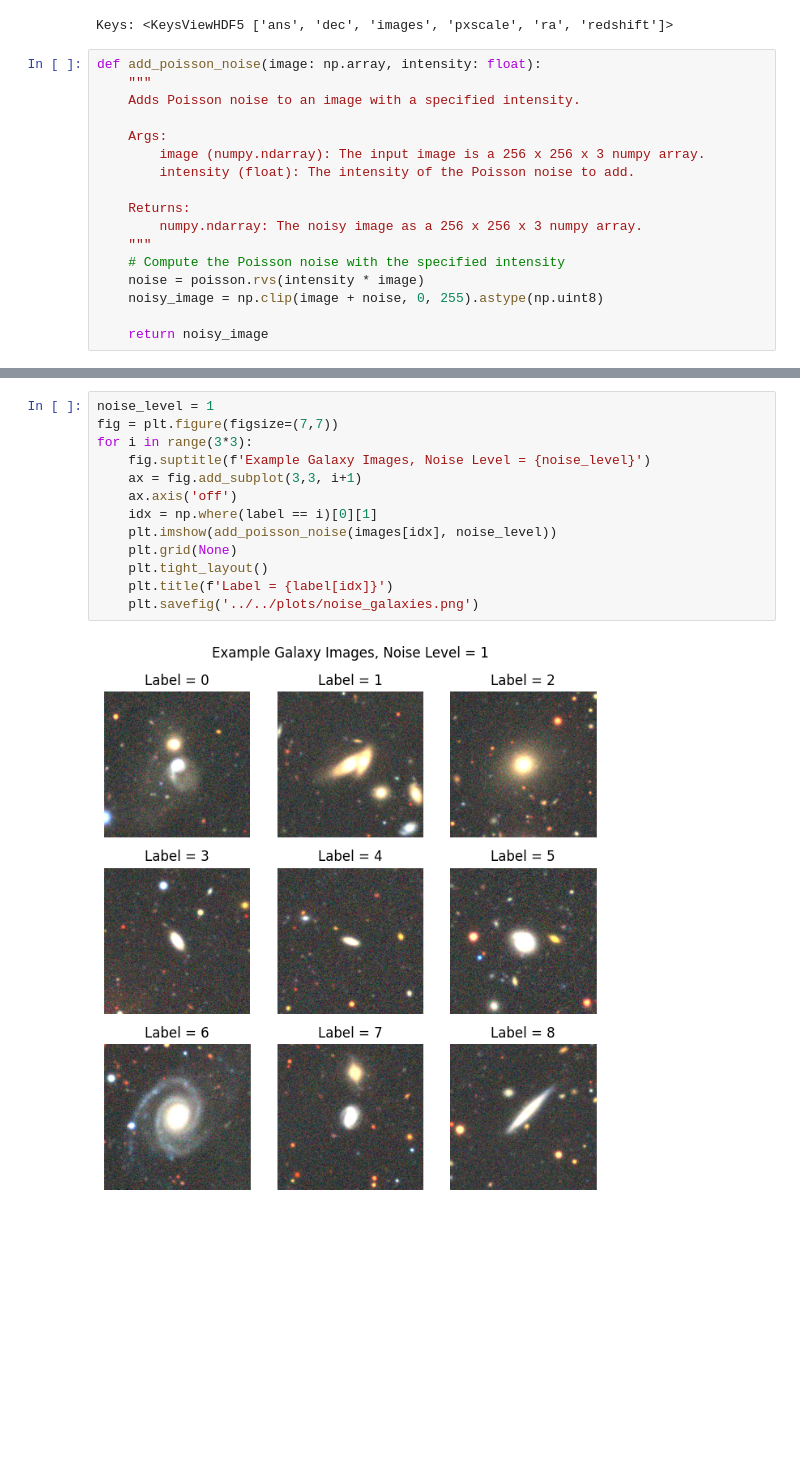
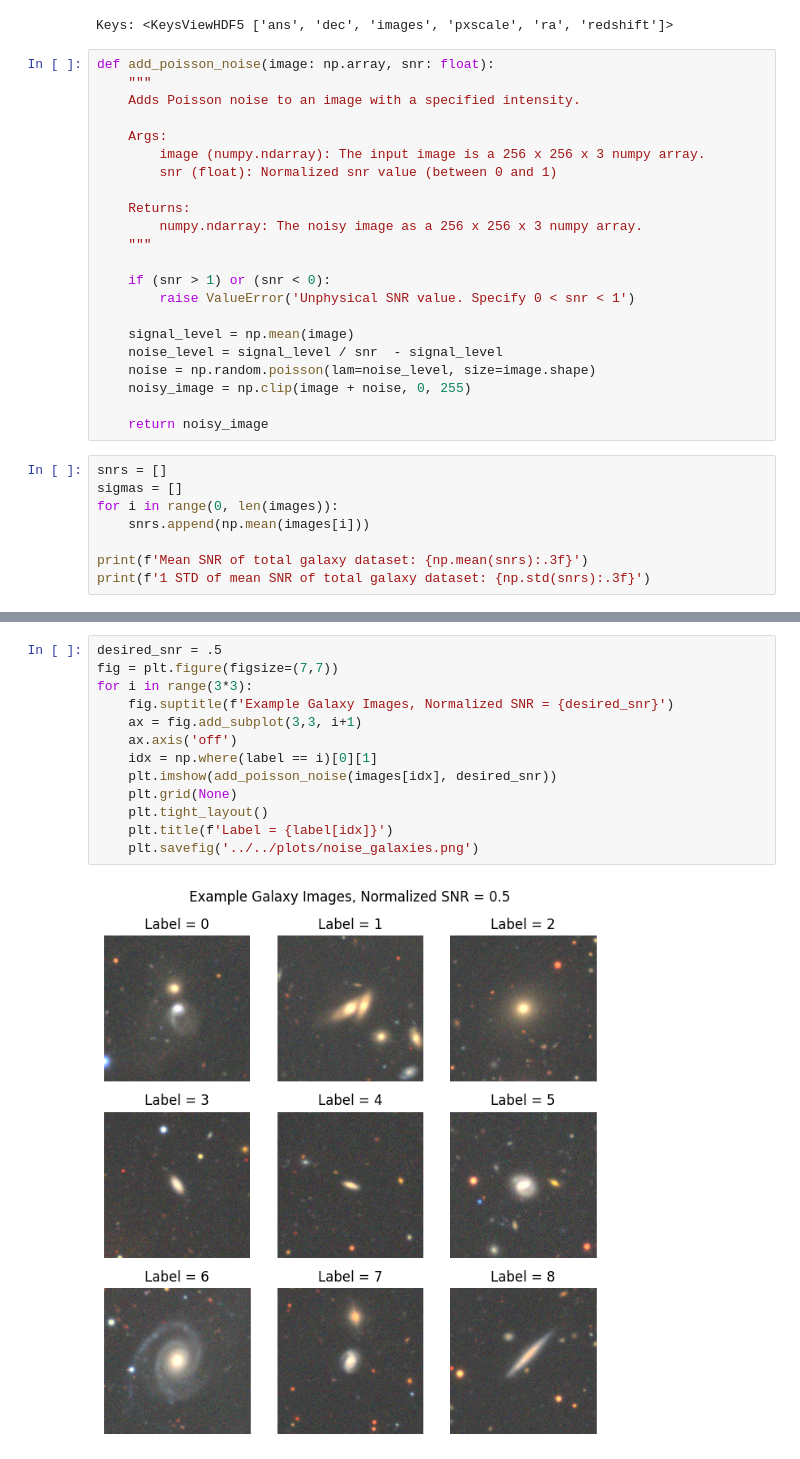
Before and after one commit to snehjp2/GCNNMorphology, a Jupyter notebook: src/notebooks/generate_noise.ipynb, the cells around one changed output, grey strips where cells are left out. Cells and saved outputs as stored; diff of their text form; blank space fills up the shorter version.

```diff
--- a/src/notebooks/generate_noise.ipynb
+++ b/src/notebooks/generate_noise.ipynb
@@ -26,19 +27,32 @@ with h5py.File(filename, "r") as f:
 # %% [output]
 Keys: <KeysViewHDF5 ['ans', 'dec', 'images', 'pxscale', 'ra', 'redshift']>
 # %%
-def add_poisson_noise(image: np.array, intensity: float):
+def add_poisson_noise(image: np.array, snr: float):
     """
     Adds Poisson noise to an image with a specified intensity.
 
     Args:
         image (numpy.ndarray): The input image is a 256 x 256 x 3 numpy array.
-        intensity (float): The intensity of the Poisson noise to add.
+        snr (float): Normalized snr value (between 0 and 1)
 
     Returns:
         numpy.ndarray: The noisy image as a 256 x 256 x 3 numpy array.
     """
-    # Compute the Poisson noise with the specified intensity
-    noise = poisson.rvs(intensity * image)
-    noisy_image = np.clip(image + noise, 0, 255).astype(np.uint8)
+
+    if (snr > 1) or (snr < 0):
+        raise ValueError('Unphysical SNR value. Specify 0 < snr < 1')
+
+    signal_level = np.mean(image)
+    noise_level = signal_level / snr  - signal_level
+    noise = np.random.poisson(lam=noise_level, size=image.shape)
+    noisy_image = np.clip(image + noise, 0, 255)
 
     return noisy_image
+# %%
+snrs = []
+sigmas = []
+for i in range(0, len(images)):
+    snrs.append(np.mean(images[i]))
+
+print(f'Mean SNR of total galaxy dataset: {np.mean(snrs):.3f}')
+print(f'1 STD of mean SNR of total galaxy dataset: {np.std(snrs):.3f}')
@@ -56,17 +73,17 @@ for i in range(3*3):
 # %% [output]
 [figure]
 # %%
-noise_level = 1
+desired_snr = .5
 fig = plt.figure(figsize=(7,7))
 for i in range(3*3):
-    fig.suptitle(f'Example Galaxy Images, Noise Level = {noise_level}')
+    fig.suptitle(f'Example Galaxy Images, Normalized SNR = {desired_snr}')
     ax = fig.add_subplot(3,3, i+1)
     ax.axis('off')
     idx = np.where(label == i)[0][1]
-    plt.imshow(add_poisson_noise(images[idx], noise_level))
+    plt.imshow(add_poisson_noise(images[idx], desired_snr))
     plt.grid(None)
     plt.tight_layout()
     plt.title(f'Label = {label[idx]}')
     plt.savefig('../../plots/noise_galaxies.png')
 # %% [output]
-[figure, old version]
+[figure, new version]
```
Also changed, not shown: parts of 5 cells of this notebook, 2 other files.
